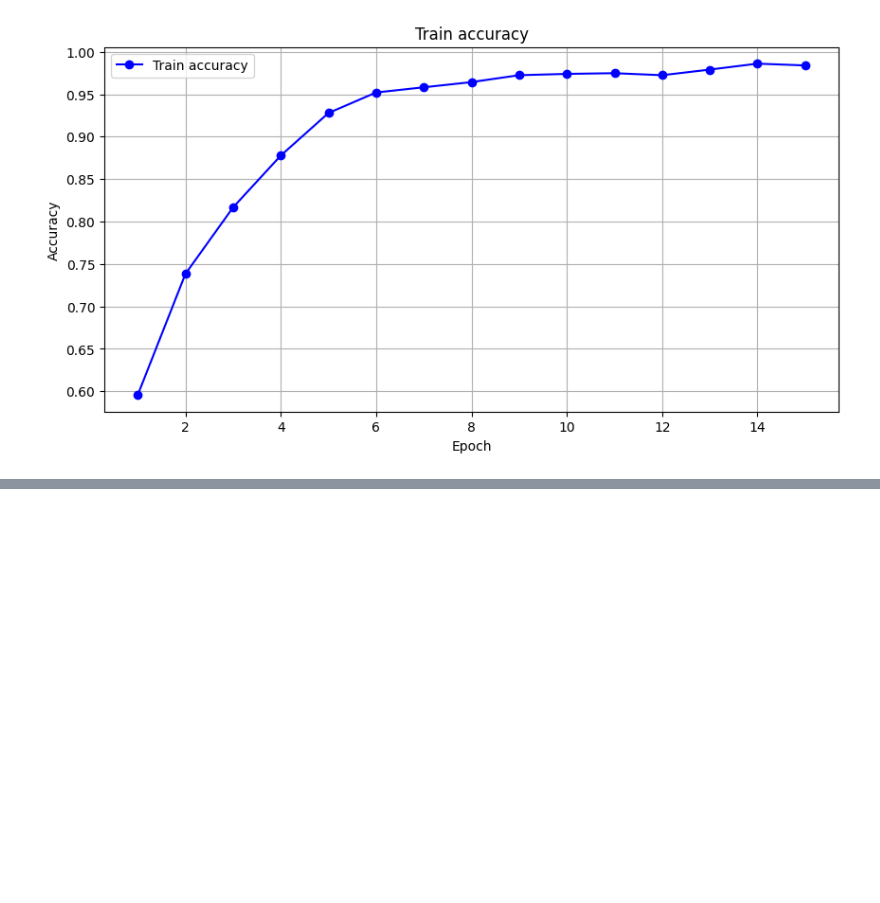
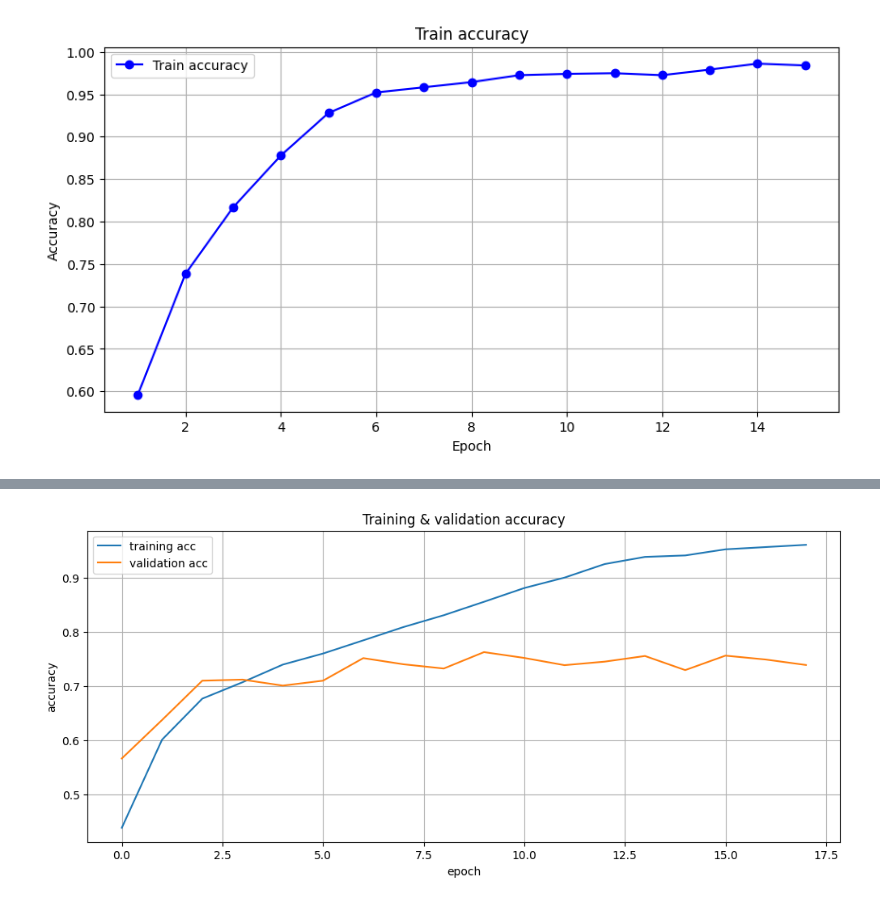
Before and after one commit to melindazhu/debias-emotion-recognition, a Jupyter notebook: baseline_emotion_classifier/baseline_emotion_classifier.ipynb, the cells around one changed output, grey strips where cells are left out. Drawn from its saved outputs; the diff is of its cells as text; code cells hidden in the pictures; blank space fills up the shorter version.

```diff
--- a/baseline_emotion_classifier/baseline_emotion_classifier.ipynb
+++ b/baseline_emotion_classifier/baseline_emotion_classifier.ipynb
@@ -360,0 +744,12 @@ plt.show()
+# %%
+plt.figure(figsize=(12, 5))
+plt.plot(train_accs, label='training acc')
+plt.plot(val_accs, label='validation acc')
+plt.xlabel('epoch')
+plt.ylabel('accuracy')
+plt.title('Training & validation accuracy')
+plt.legend()
+plt.grid(True)
+plt.show()
+# %% [output]
+[figure, added]
```
Also changed, not shown: parts of 16 cells of this notebook.
